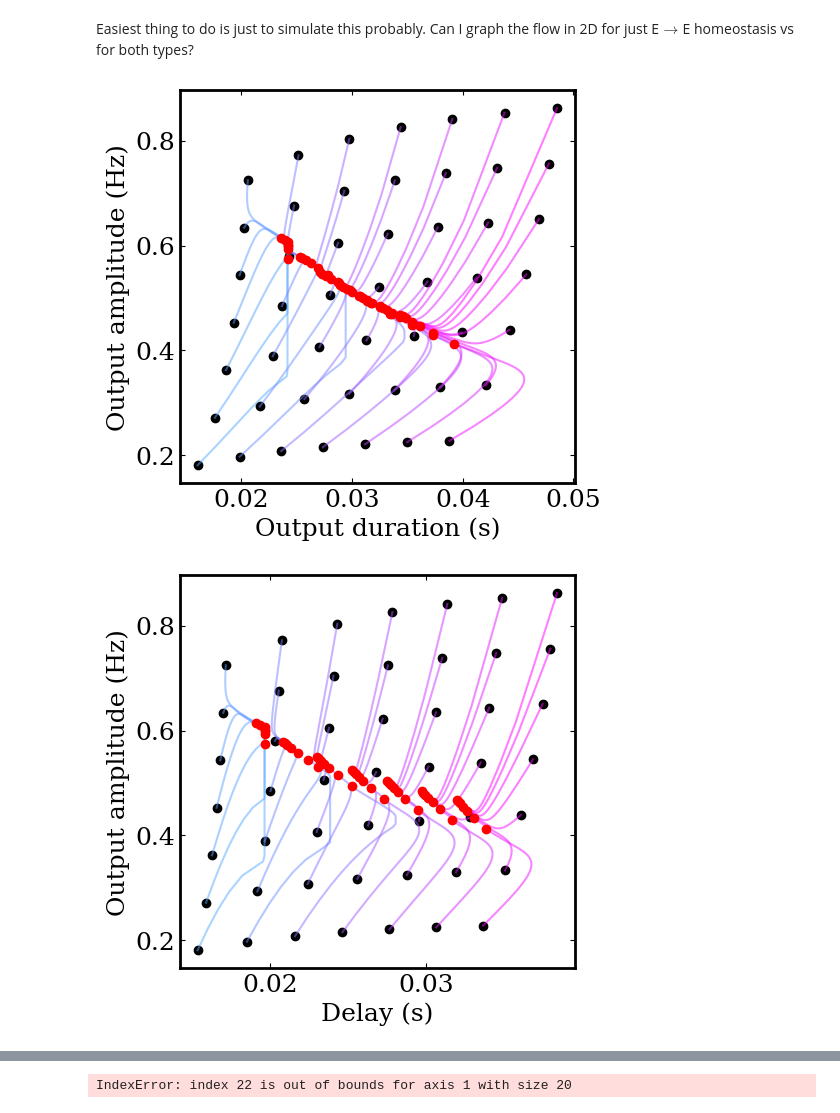
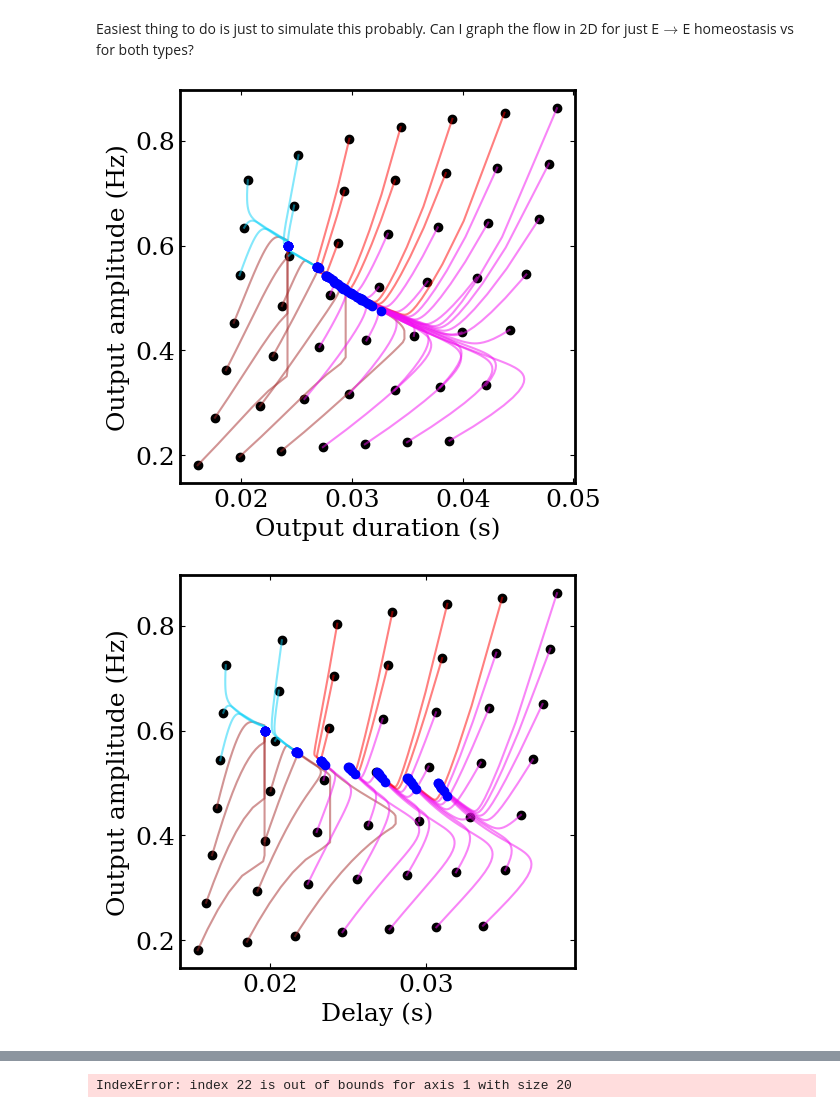
Before and after one commit to davidgbe/automated_plasticity_discovery, a Jupyter notebook: moment_control.ipynb, the cells around one changed output, grey strips where cells are left out. Saved outputs shown, nothing was run; the diff lists cells and outputs as text; code cells hidden in the pictures.

```diff
--- a/moment_control.ipynb
+++ b/moment_control.ipynb
@@ -208,12 +203,13 @@ def calc_response(inp, w, b, tau):
 w_0 = 1
 b_0 = 0.1
 tau = 5e-3
-n_cycles = 50
+n_cycles = 200
 w_set = 6e-7
 b_set = 0.015
 colors = get_ordered_colors('coolwarm', n_cycles)
 
 trajs = np.zeros((100, (n_cycles + 1) * 3))
+weight_trajs = np.zeros((100, (n_cycles + 1) * 2))
 
 idx = 0
 for tau_alpha in np.linspace(1e-3, 20e-3, 10):
@@ -231,6 +227,7 @@ for tau_alpha in np.linspace(1e-3, 20e-3, 10):
         m1_in = np.sum(inp * t) / np.sum(inp)
 
         traj = [tau_alpha, a, 0]
+        weight_traj = [w, b]
 
         r_peak = a
 
@@ -256,7 +253,10 @@ for tau_alpha in np.linspace(1e-3, 20e-3, 10):
             traj.append(tau_out)
             traj.append(r_peak)
             traj.append(m1_out)
+            weight_traj.append(w)
+            weight_traj.append(b)
         trajs[idx, :] = np.array(traj)
+        weight_trajs[idx, :] = np.array(weight_traj)
         idx += 1
 # %%
 scale = 1.7
@@ -267,13 +267,25 @@ for i_traj in range(0, trajs.shape[0], 1):
     if i_traj % 10 < 3 or i_traj < 30:
         continue
     traj = trajs[i_traj, :]
+    weight_traj = weight_trajs[i_traj, :]
 
     x_idxs = np.arange(3, len(traj), 3)
     y_idxs = np.arange(4, len(traj), 3)
-    axs.plot(traj[x_idxs], traj[y_idxs], color=colors[i_traj], alpha=0.5)
+    w_diff = weight_traj[-2] - weight_traj[0]
+    b_diff = weight_traj[-1] - weight_traj[1]
+
+    if w_diff < 0 and b_diff < 0:
+        color = '#0ad1f8' #pink
+    elif w_diff < 0 and b_diff >= 0:
+        color = 'red'
+    elif w_diff >= 0 and b_diff < 0:
+        color = 'brown'
+    else:
+        color = '#f20df0' #light blue
+    axs.plot(traj[x_idxs], traj[y_idxs], color=color, alpha=0.5, lw=1.5)
 #     axs.plot(traj[[0, 2]], traj[[1, 3]], '--', color=colors[i_traj], alpha=0.5)
     axs.scatter([traj[3]], [traj[4]], color='black')
-    axs.scatter([traj[-3]], [traj[-2]], color='red', zorder=10)
+    axs.scatter([traj[-3]], [traj[-2]], color='blue', zorder=10)
 
 axs.set_xlabel('Output duration (s)')
 axs.set_ylabel('Output amplitude (Hz)')
@@ -281,34 +293,47 @@ axs.set_ylabel('Output amplitude (Hz)')
 axs.tick_params(axis='both', which='both', direction='in', right=True, top=True)
 plt.subplots_adjust(wspace=0, hspace=0.05)
 
-fig.savefig('double_setpoint_amp_dur.png')
-fig.savefig('double_setpoint_amp_dur.svg')
+fig.savefig('./figures/double_setpoint_amp_dur.png')
+fig.savefig('./figures/double_setpoint_amp_dur.svg')
 # %% [output]
-[figure, old version]
+[figure, new version]
 # %%
 scale = 1.7
 fig, axs = plt.subplots(1, 1, figsize=(3 * scale, 3 * scale))
 
 colors = get_ordered_colors('cool', len(trajs))
 for i_traj in range(0, trajs.shape[0], 1):
     if i_traj % 10 < 3 or i_traj < 30:
         continue
     traj = trajs[i_traj, :]
+    weight_traj = weight_trajs[i_traj, :]
 
     x_idxs = np.arange(5, len(traj), 3)
     y_idxs = np.arange(4, len(traj), 3)
-    axs.plot(traj[x_idxs], traj[y_idxs], color=colors[i_traj], alpha=0.5)
+    w_diff = weight_traj[-2] - weight_traj[0]
+    b_diff = weight_traj[-1] - weight_traj[1]
+
+    if w_diff < 0 and b_diff < 0:
+        color = '#0ad1f8' #pink
+    elif w_diff < 0 and b_diff >= 0:
+        color = 'red'
+    elif w_diff >= 0 and b_diff < 0:
+        color = 'brown'
+    else:
+        color = '#f20df0' #light blue
+
+    axs.plot(traj[x_idxs], traj[y_idxs], color=color, alpha=0.5, lw=1.5)
 #     axs.plot(traj[[0, 2]], traj[[1, 3]], '--', color=colors[i_traj], alpha=0.5)
     axs.scatter([traj[5]], [traj[4]], color='black')
-    axs.scatter([traj[-1]], [traj[-2]], color='red', zorder=10)
+    axs.scatter([traj[-1]], [traj[-2]], color='blue', zorder=10)
 
 axs.set_xlabel('Delay (s)')
 axs.set_ylabel('Output amplitude (Hz)')
 
 axs.tick_params(axis='both', which='both', direction='in', right=True, top=True)
 plt.subplots_adjust(wspace=0, hspace=0.05)
 
 fig.savefig('./figures/double_setpoint_amp_delay.png')
 fig.savefig('./figures/double_setpoint_amp_delay.svg')
 # %% [output]
-[figure, old version]
+[figure, new version]
```
Also changed, not shown: parts of 31 cells of this notebook.
